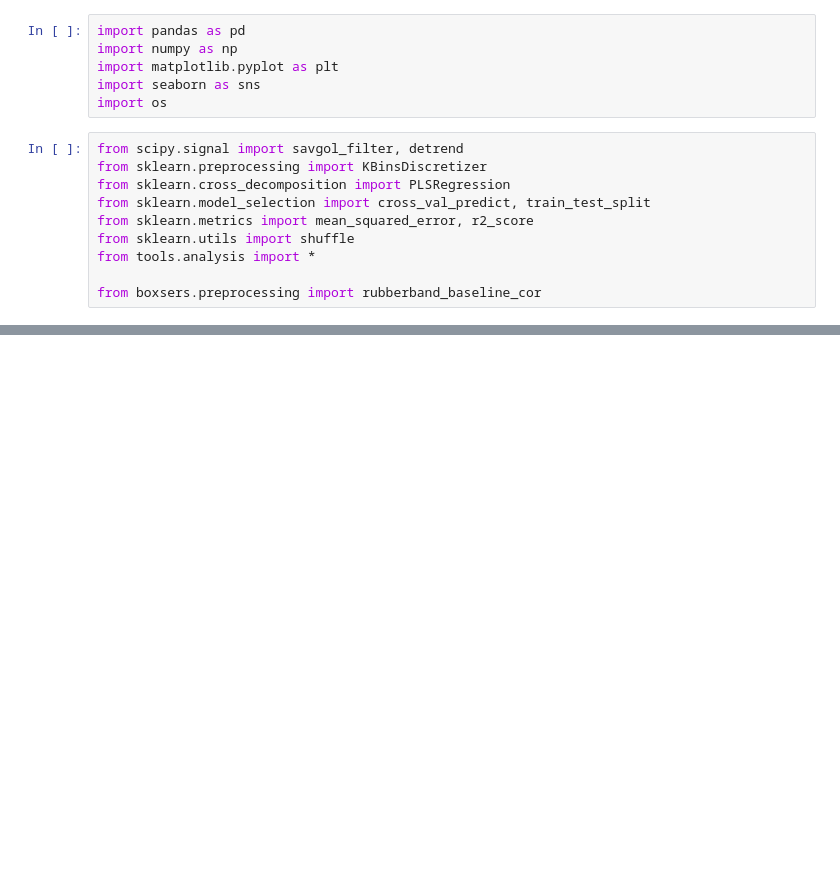
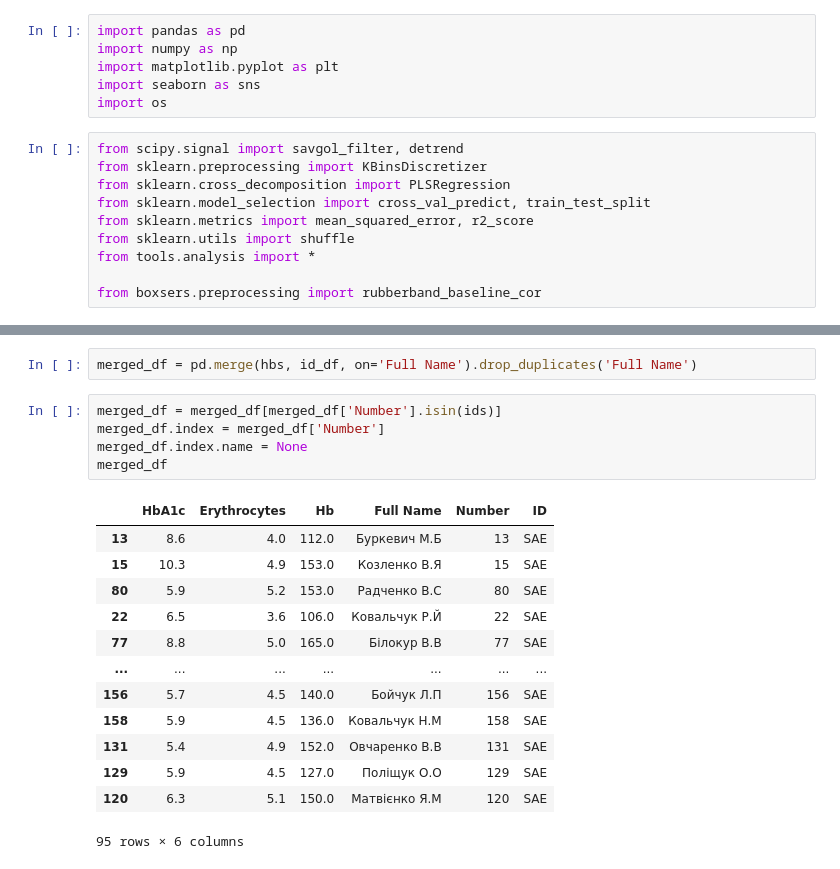
Before and after one commit to MelnychenkoM/hba1c_prediction, a Jupyter notebook: datasets.ipynb, the cells around one changed output, grey strips where cells are left out. Drawn from its saved outputs; the diff is of its cells as text; blank space fills up the shorter version.

```diff
--- a/datasets.ipynb
+++ b/datasets.ipynb
@@ -226,0 +106,21 @@ fig, axs = plsr_r2_plot(y_test, y_pred)
+# %%
+merged_df = pd.merge(hbs, id_df, on='Full Name').drop_duplicates('Full Name')
+# %%
+merged_df = merged_df[merged_df['Number'].isin(ids)]
+merged_df.index = merged_df['Number']
+merged_df.index.name = None
+merged_df
+# %% [output]
+|  | HbA1c | Erythrocytes | Hb | Full Name | Number | ID |
+| 13 | 8.6 | 4.0 | 112.0 | Буркевич М.Б | 13 | SAE |
+| 15 | 10.3 | 4.9 | 153.0 | Козленко В.Я | 15 | SAE |
+| 80 | 5.9 | 5.2 | 153.0 | Радченко В.С | 80 | SAE |
+| 22 | 6.5 | 3.6 | 106.0 | Ковальчук Р.Й | 22 | SAE |
+| 77 | 8.8 | 5.0 | 165.0 | Білокур В.В | 77 | SAE |
+| ... | ... | ... | ... | ... | ... | ... |
+| 156 | 5.7 | 4.5 | 140.0 | Бойчук Л.П | 156 | SAE |
+| 158 | 5.9 | 4.5 | 136.0 | Ковальчук Н.М | 158 | SAE |
+| 131 | 5.4 | 4.9 | 152.0 | Овчаренко В.В | 131 | SAE |
+| 129 | 5.9 | 4.5 | 127.0 | Поліщук О.О | 129 | SAE |
+| 120 | 6.3 | 5.1 | 150.0 | Матвієнко Я.М | 120 | SAE |
+95 rows × 6 columns
```
Also changed, not shown: parts of 19 cells of this notebook, 20 other files.
